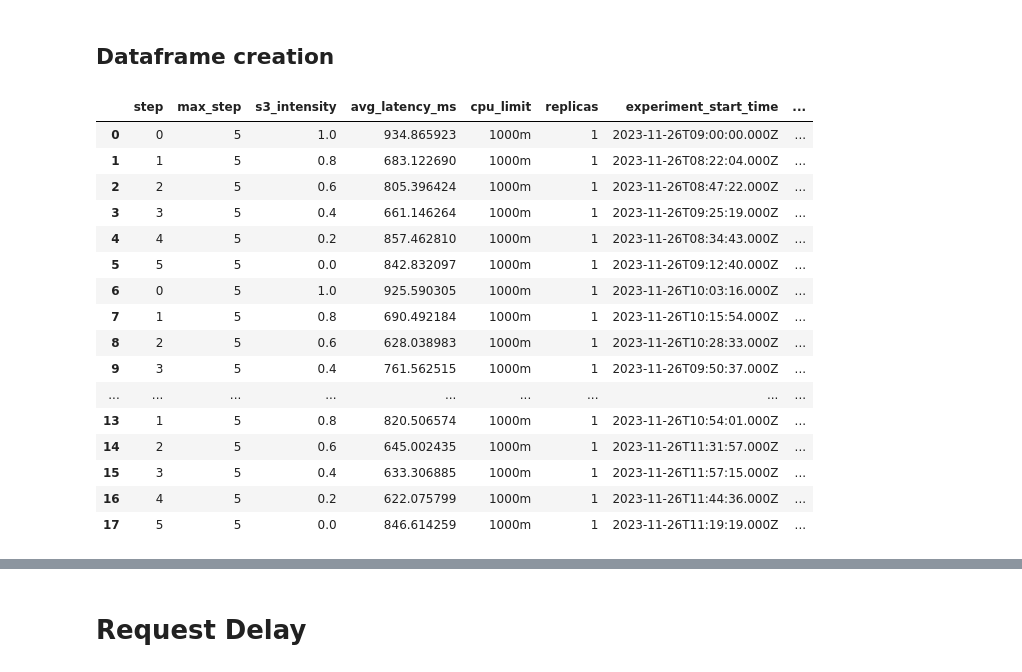
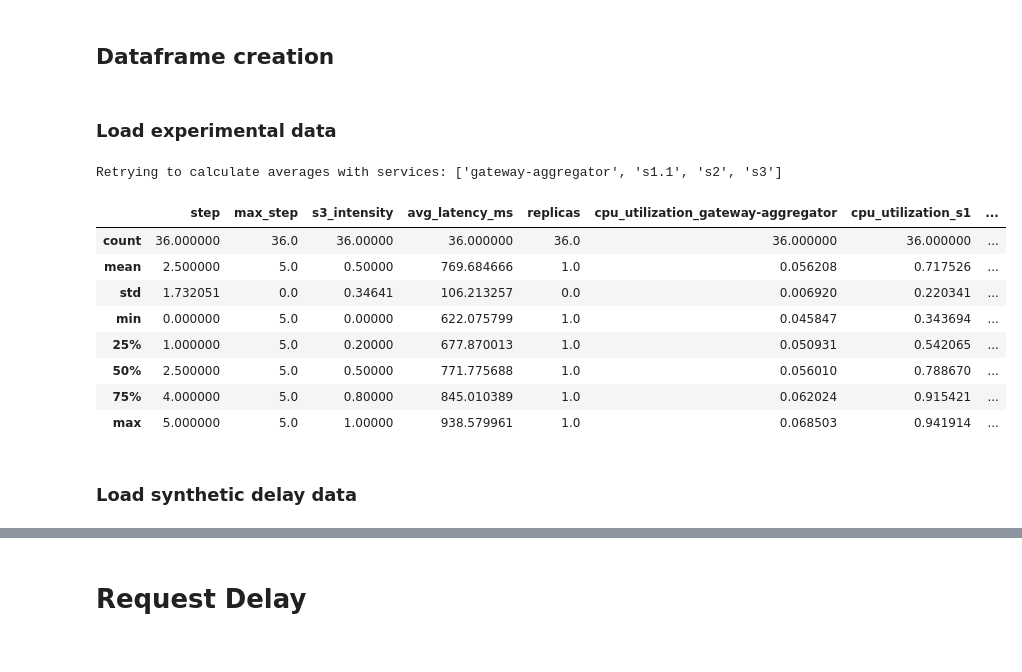
Before and after one commit to wmeijer221/muBench-experiment, a Jupyter notebook: gssi_experiment/gateway_aggregator/analysis_singular.ipynb, the cells around one changed output, grey strips where cells are left out. Drawn from its saved outputs; the diff is of its cells as text; code cells hidden in the pictures.

```diff
--- a/gssi_experiment/gateway_aggregator/analysis_singular.ipynb
+++ b/gssi_experiment/gateway_aggregator/analysis_singular.ipynb
@@ -32,6 +32,8 @@ synth_df.describe()
 base_path = "/workspaces/muBench-experiment/gssi_experiment/gateway_aggregator/results/pinciroli_replication_2/"
 # %% [markdown]
 ## Dataframe creation
+# %% [markdown]
+### Load experimental data
 # %%
 import gssi_experiment.util.util as util
 import gssi_experiment.util.prometheus_raw_data_helper as prom_data_helper
@@ -82,49 +84,44 @@ def get_data_points() -> typing.Iterator:
         ]
         yield data_point
 
 
 cols = [
     "step",
     "max_step",
     "s3_intensity",
     "avg_latency_ms",
     "cpu_limit",
     "replicas",
     "experiment_start_time",
     "experiment_end_time",
 ]
 cpu_util_format = "cpu_utilization_{service}"
 cpu_columns = [cpu_util_format.format(service=service) for service in service_cols]
 cols.extend(cpu_columns)
 
 data_points = get_data_points()
 
 df = pd.DataFrame(data_points, columns=cols)
 
 old_df_len = len(df)
 df = df.dropna()
 new_df_len = len(df)
 if new_df_len != old_df_len:
     print("!!!SOME ROWS WERE REMOVED BECAUSE THEY ARE NAN!!!")
     print(f"The row count was {old_df_len} and now is {new_df_len}.")
 
-df
+df.describe()
 # %% [output]
+Retrying to calculate averages with services: ['gateway-aggregator', 's1.1', 's2', 's3']
-|  | step | max_step | s3_intensity | avg_latency_ms | cpu_limit | replicas | experiment_start_time | ... |
-| 0 | 0 | 5 | 1.0 | 934.865923 | 1000m | 1 | 2023-11-26T09:00:00.000Z | ... |
-| 1 | 1 | 5 | 0.8 | 683.122690 | 1000m | 1 | 2023-11-26T08:22:04.000Z | ... |
-| 2 | 2 | 5 | 0.6 | 805.396424 | 1000m | 1 | 2023-11-26T08:47:22.000Z | ... |
-| 3 | 3 | 5 | 0.4 | 661.146264 | 1000m | 1 | 2023-11-26T09:25:19.000Z | ... |
-| 4 | 4 | 5 | 0.2 | 857.462810 | 1000m | 1 | 2023-11-26T08:34:43.000Z | ... |
-| 5 | 5 | 5 | 0.0 | 842.832097 | 1000m | 1 | 2023-11-26T09:12:40.000Z | ... |
-| 6 | 0 | 5 | 1.0 | 925.590305 | 1000m | 1 | 2023-11-26T10:03:16.000Z | ... |
-| 7 | 1 | 5 | 0.8 | 690.492184 | 1000m | 1 | 2023-11-26T10:15:54.000Z | ... |
-| 8 | 2 | 5 | 0.6 | 628.038983 | 1000m | 1 | 2023-11-26T10:28:33.000Z | ... |
-| 9 | 3 | 5 | 0.4 | 761.562515 | 1000m | 1 | 2023-11-26T09:50:37.000Z | ... |
-| ... | ... | ... | ... | ... | ... | ... | ... | ... |
-| 13 | 1 | 5 | 0.8 | 820.506574 | 1000m | 1 | 2023-11-26T10:54:01.000Z | ... |
-| 14 | 2 | 5 | 0.6 | 645.002435 | 1000m | 1 | 2023-11-26T11:31:57.000Z | ... |
-| 15 | 3 | 5 | 0.4 | 633.306885 | 1000m | 1 | 2023-11-26T11:57:15.000Z | ... |
-| 16 | 4 | 5 | 0.2 | 622.075799 | 1000m | 1 | 2023-11-26T11:44:36.000Z | ... |
-| 17 | 5 | 5 | 0.0 | 846.614259 | 1000m | 1 | 2023-11-26T11:19:19.000Z | ... |
+|  | step | max_step | s3_intensity | avg_latency_ms | replicas | cpu_utilization_gateway-aggregator | cpu_utilization_s1 | ... |
+| count | 36.000000 | 36.0 | 36.00000 | 36.000000 | 36.0 | 36.000000 | 36.000000 | ... |
+| mean | 2.500000 | 5.0 | 0.50000 | 769.684666 | 1.0 | 0.056208 | 0.717526 | ... |
+| std | 1.732051 | 0.0 | 0.34641 | 106.213257 | 0.0 | 0.006920 | 0.220341 | ... |
+| min | 0.000000 | 5.0 | 0.00000 | 622.075799 | 1.0 | 0.045847 | 0.343694 | ... |
+| 25% | 1.000000 | 5.0 | 0.20000 | 677.870013 | 1.0 | 0.050931 | 0.542065 | ... |
+| 50% | 2.500000 | 5.0 | 0.50000 | 771.775688 | 1.0 | 0.056010 | 0.788670 | ... |
+| 75% | 4.000000 | 5.0 | 0.80000 | 845.010389 | 1.0 | 0.062024 | 0.915421 | ... |
+| max | 5.000000 | 5.0 | 1.00000 | 938.579961 | 1.0 | 0.068503 | 0.941914 | ... |
+# %% [markdown]
+### Load synthetic delay data
 # %%
```
Also changed, not shown: parts of 16 cells of this notebook, 3 other files.
